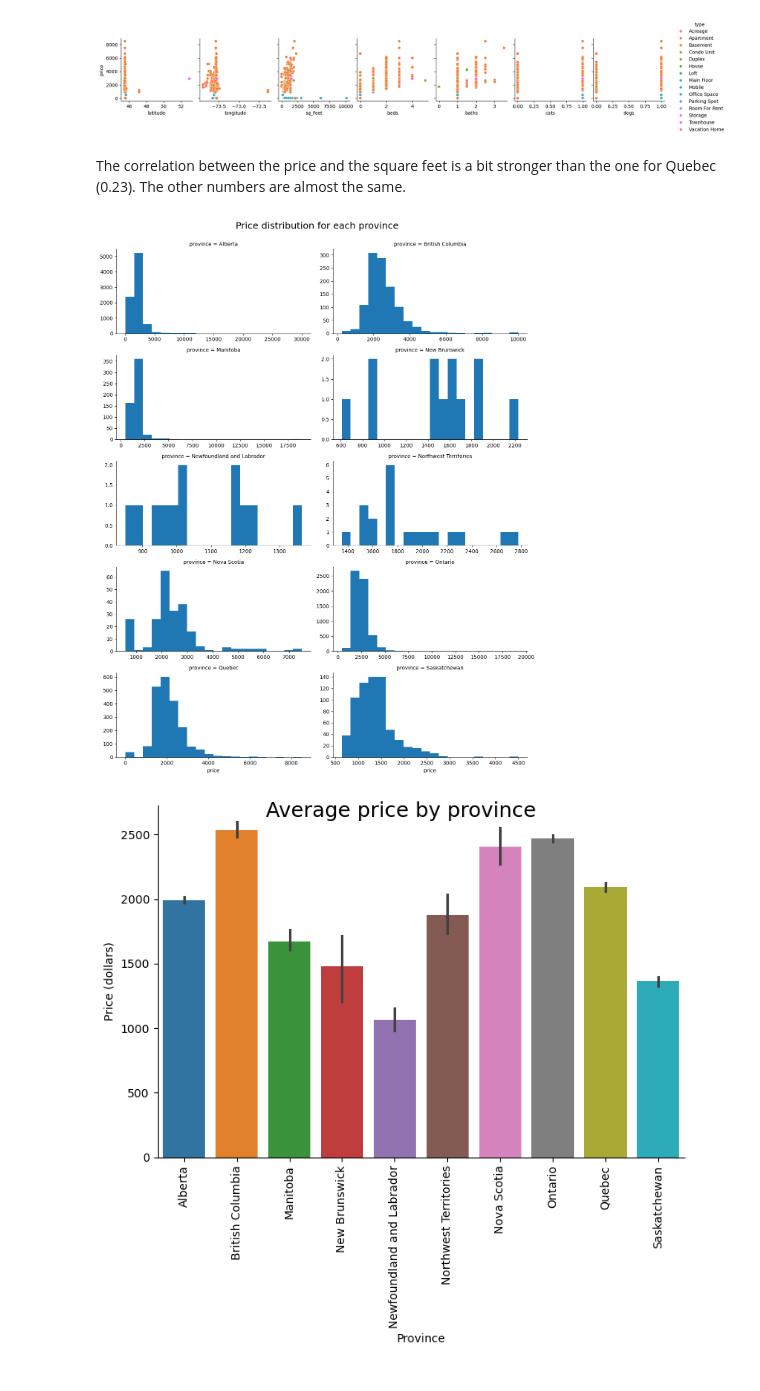
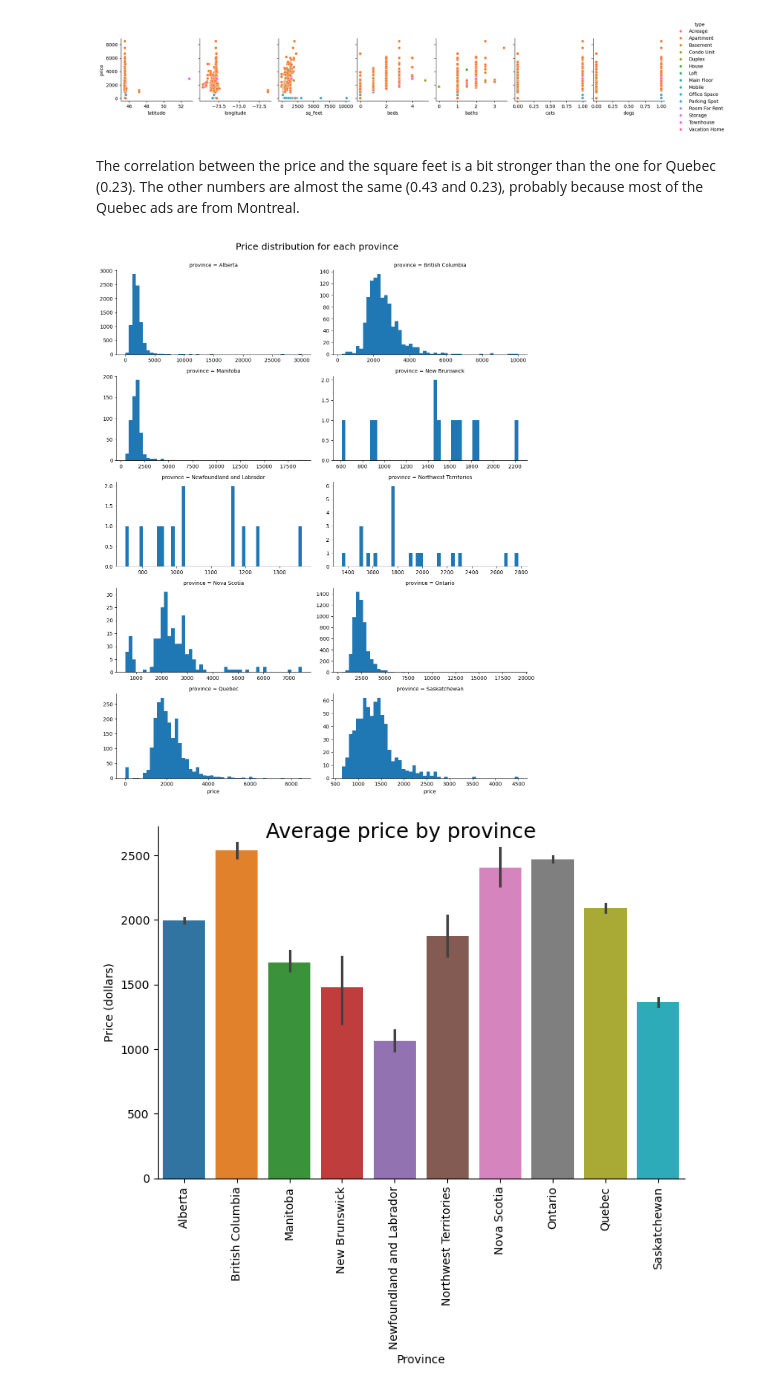
Before and after one commit to nadpierre/rental-prices-regression-project, a Jupyter notebook: DataAnalysis.ipynb, the cells around one changed output. Cells and saved outputs as stored; diff of their text form; code cells hidden in the pictures.

```diff
--- a/DataAnalysis.ipynb
+++ b/DataAnalysis.ipynb
@@ -403,15 +385,15 @@ sns.pairplot(montreal, x_vars=['latitude', 'longitude', 'sq_feet', 'beds', 'bath
 # %% [output]
 [figure]
 # %% [markdown]
-The correlation between the price and the square feet is a bit stronger than the one for Quebec (0.23). The other numbers are almost the same.
+The correlation between the price and the square feet is a bit stronger than the one for Quebec (0.23). The other numbers are almost the same (0.43 and 0.23), probably because most of the Quebec ads are from Montreal.
 # %%
 # Plot price distribution by province
 g = sns.FacetGrid(data=df, col='province', col_wrap=2, sharex=False, sharey=False, aspect=2)
-g.map(plt.hist, 'price', bins=20)
+g.map(plt.hist, 'price', bins=50)
 g.fig.suptitle('Price distribution for each province', fontsize=18, y=1)
 g.fig.tight_layout();
 # %% [output]
-[figure, old version]
+[figure, new version]
 # %%
 # Plot average price by province
 ax = sns.catplot(data=df, x='province', y='price', kind='bar', aspect=1.5, hue='province')
```
Also changed, not shown: parts of 23 cells of this notebook, 2 other files.
